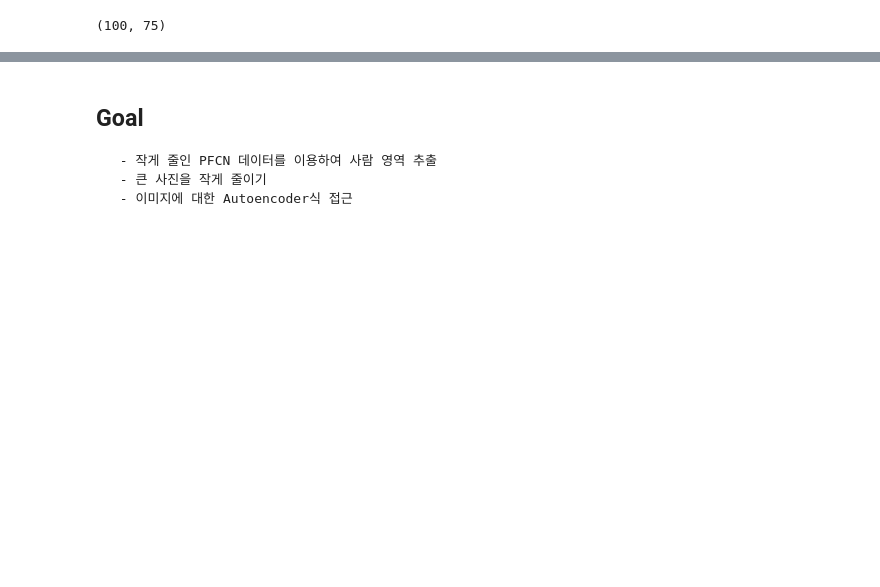
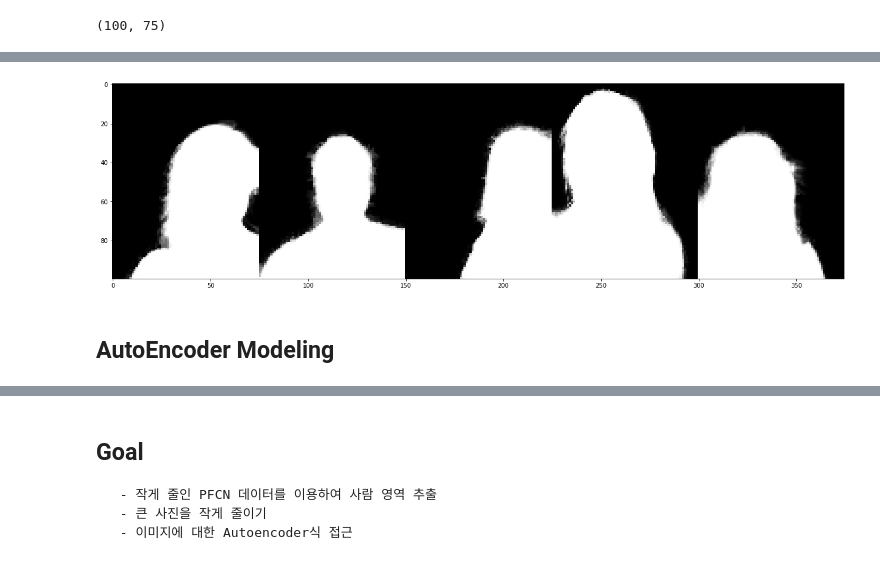
Before and after one commit to Vaycold/Python_DL, a Jupyter notebook: Image_Transformation/AutoEncoder를 활용한 이미지 분할.ipynb, the cells around one changed output, grey strips where cells are left out. Drawn from its saved outputs; the diff is of its cells as text; code cells hidden in the pictures; blank space fills up the shorter version.

Commit message:
Modeling

```diff
--- a/Image_Transformation/AutoEncoder를 활용한 이미지 분할.ipynb
+++ b/Image_Transformation/AutoEncoder를 활용한 이미지 분할.ipynb
@@ -137,0 +146,5 @@ train_mattes[0].shape
+# %%
+# mattes의 shape 변경
+from skimage import color
+train_mattes = np.array([color.rgb2gray(img).reshape((100,75,1)) for img in train_mattes])
+test_mattes = np.array([color.rgb2gray(img).reshape((100,75,1)) for img in test_mattes])
@@ -137,0 +189,8 @@ train_mattes[0].shape
+# %%
+plt.figure(figsize=(22,7))
+plt.imshow(train_mattes[:5].transpose([1,0,2,3]).reshape((100,-1,1))[:,:,0], cmap='gray')
+plt.show()
+# %% [output]
+[figure, added]
+# %% [markdown]
+## AutoEncoder Modeling
```
Also changed, not shown: parts of 17 cells of this notebook.
